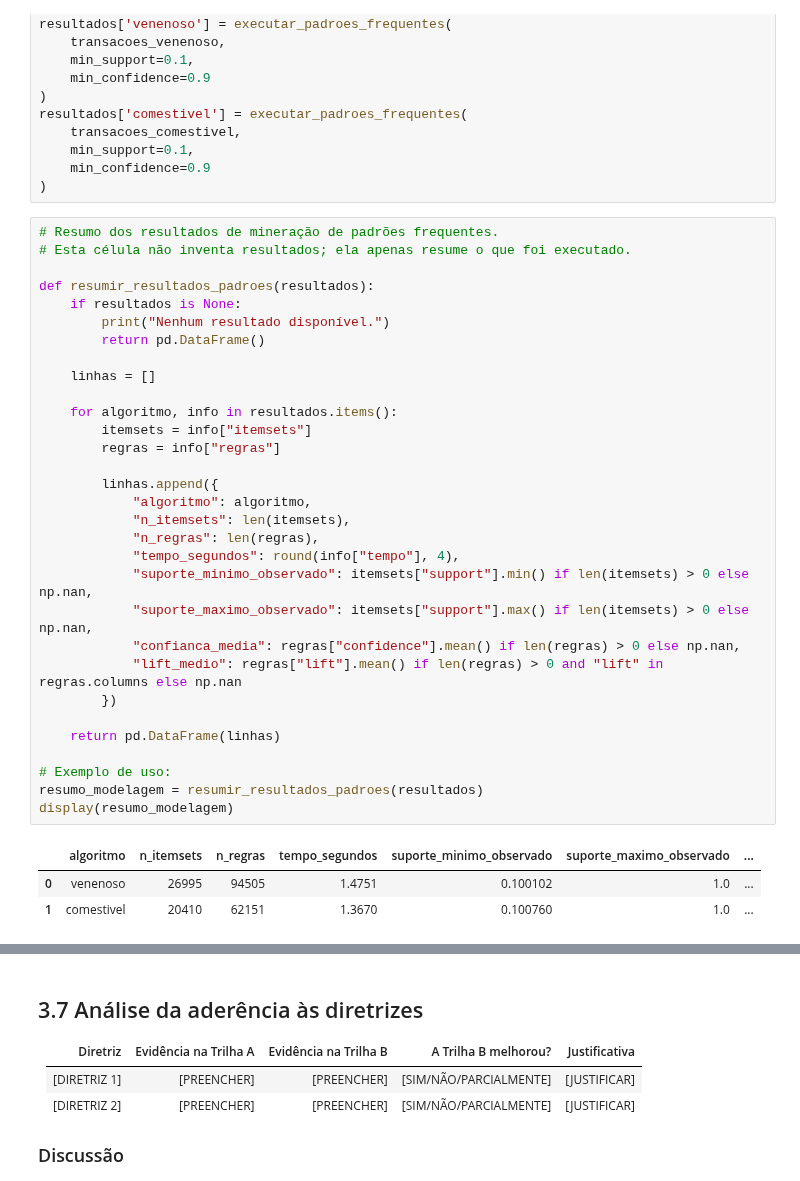
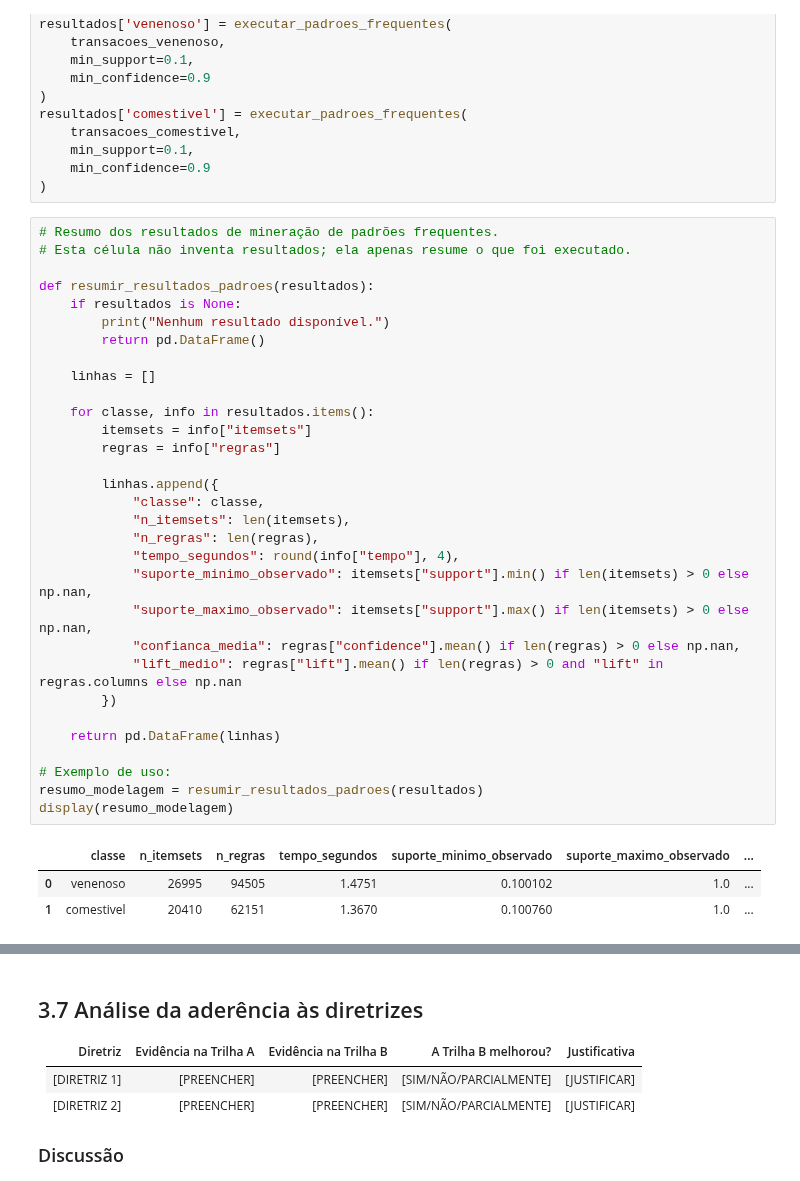
Before and after one commit to DaviOSad/Online-Players-Behavior-Segmentation, a Jupyter notebook: TP1_Fase2_Grupo11.ipynb, the cells around one changed output, grey strips where cells are left out. Cells and saved outputs as stored; diff of their text form.

```diff
--- a/TP1_Fase2_Grupo11.ipynb
+++ b/TP1_Fase2_Grupo11.ipynb
@@ -1145,36 +1145,36 @@ resultados['comestivel'] = executar_padroes_frequentes(
 # %%
 # Resumo dos resultados de mineração de padrões frequentes.
 # Esta célula não inventa resultados; ela apenas resume o que foi executado.
 
 def resumir_resultados_padroes(resultados):
     if resultados is None:
         print("Nenhum resultado disponível.")
         return pd.DataFrame()
 
     linhas = []
 
-    for algoritmo, info in resultados.items():
+    for classe, info in resultados.items():
         itemsets = info["itemsets"]
         regras = info["regras"]
 
         linhas.append({
-            "algoritmo": algoritmo,
+            "classe": classe,
             "n_itemsets": len(itemsets),
             "n_regras": len(regras),
             "tempo_segundos": round(info["tempo"], 4),
             "suporte_minimo_observado": itemsets["support"].min() if len(itemsets) > 0 else np.nan,
             "suporte_maximo_observado": itemsets["support"].max() if len(itemsets) > 0 else np.nan,
             "confianca_media": regras["confidence"].mean() if len(regras) > 0 else np.nan,
             "lift_medio": regras["lift"].mean() if len(regras) > 0 and "lift" in regras.columns else np.nan
         })
 
     return pd.DataFrame(linhas)
 
 # Exemplo de uso:
 resumo_modelagem = resumir_resultados_padroes(resultados)
 display(resumo_modelagem)
 # %% [output]
-|  | algoritmo | n_itemsets | n_regras | tempo_segundos | suporte_minimo_observado | suporte_maximo_observado | ... |
+|  | classe | n_itemsets | n_regras | tempo_segundos | suporte_minimo_observado | suporte_maximo_observado | ... |
 | 0 | venenoso | 26995 | 94505 | 1.4751 | 0.100102 | 1.0 | ... |
 | 1 | comestivel | 20410 | 62151 | 1.3670 | 0.100760 | 1.0 | ... |
 # %%
```
Also changed, not shown: parts of 2 cells of this notebook.
